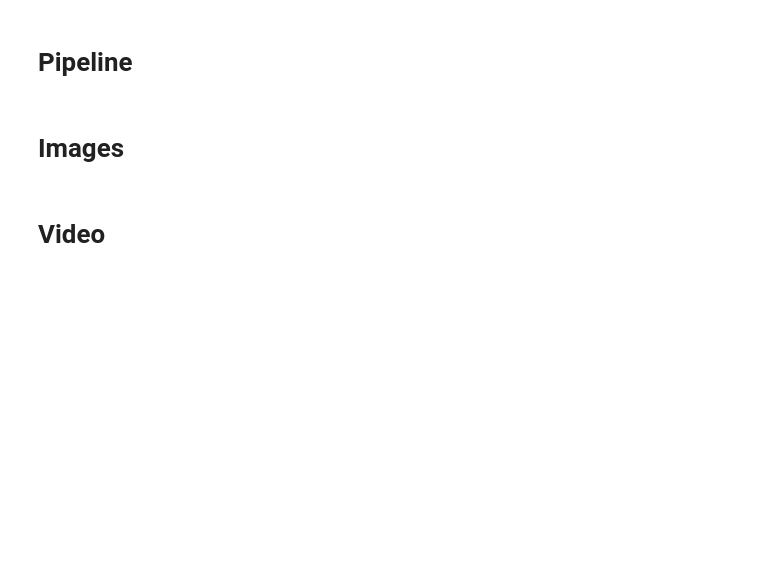
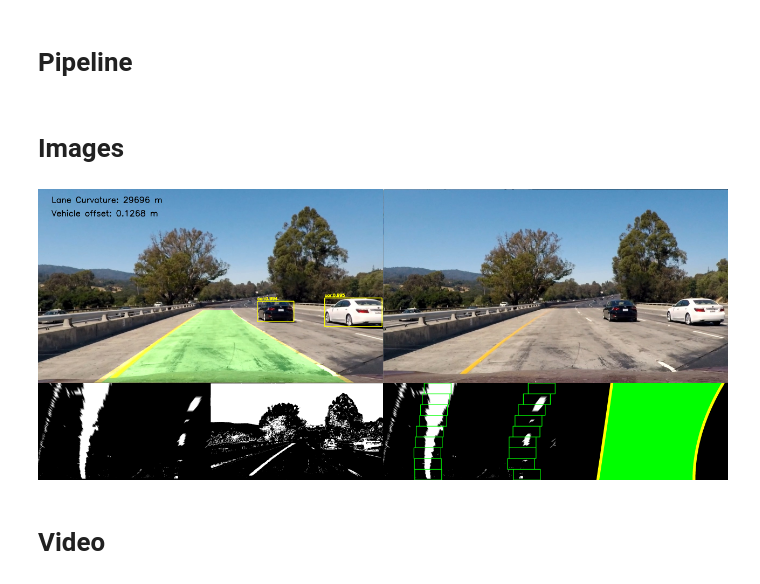
Before and after one commit to 7usseiny-eg/Lane_Detection_Project, a Jupyter notebook: lane_project.ipynb, the cells around one changed output. Drawn from its saved outputs; the diff is of its cells as text; code cells hidden in the pictures; blank space fills up the shorter version.

```diff
--- a/lane_project.ipynb
+++ b/lane_project.ipynb
@@ -352,0 +353,8 @@ def measure_curvature(left_fitx, right_fitx, ploty):
+# %%
+weights_path="yolov3.weights"
+config_path="yolov3.cfg"
+labels_path="coco.names"
+net=cv2.dnn.readNetFromDarknet(config_path,weights_path)
+name=net.getLayerNames()
+layers_name=[name[i[0]-1]for i in net.getUnconnectedOutLayers()]
+labels=open(labels_path).read().strip().split("\n")
@@ -353,8 +409,7 @@ def measure_curvature(left_fitx, right_fitx, ploty):
 # %% [markdown]
 # Pipeline
 # %%
-debug=1
-def lane_Detector(frame,debug=False):
+def lane_Detector(frame,DEBUG=False):
     threshold_img,undistorted_img=img_threshold(frame)
     threshold_img=threshold_img*255
 
@@ -362,11 +417,12 @@ def lane_Detector(frame,debug=False):
     result, left_fitx, right_fitx,left_fit,right_fit, ploty,out_img ,color_warp= fit_polynomial(warped_img, undistorted_img,False)
     car_center_offset= meausre_center_offset(left_fit,right_fit,frame.shape)
     Lane_curvture= measure_curvature(left_fit, right_fit, ploty)
+    result=car_detection(result)
     cv2.putText(result, 'Lane Curvature: {:.0f} m'.format(Lane_curvture),
                 (50, 50), fontScale=1,fontFace=cv2.FONT_HERSHEY_SIMPLEX, color=(0,0,0), thickness =2)
     cv2.putText(result, 'Vehicle offset: {:.4f} m'.format(car_center_offset), (50, 100),  fontScale=1, fontFace=cv2.FONT_HERSHEY_SIMPLEX,color=(0,0,0), thickness =2)
 
-    if (debug):
+    if (DEBUG):
            result= DEBUG_IMG(frame,result,warped_img,threshold_img,out_img ,color_warp)
     #cv2.imshow('Frame',threshold_img)
     return result
@@ -399,11 +455,13 @@ def DEBUG_IMG(original_img,result_img,stage_1,stage_2,stage_3,stage_4):
     out_resized=cv2.resize(out, dim, interpolation = cv2.INTER_AREA)
     return out_resized
 # %%
-img = cv2.imread(r'test2.jpg')
+img = cv2.imread(r'test1.jpg')
 result=lane_Detector(img,DEBUG)
-cv2.imshow('result',result)
+cv2_imshow(result)
 cv2.waitKey(0)
 cv2.destroyAllWindows()
+# %% [output]
+[figure, added]
 # %% [markdown]
 # Video
 # %%
```
Also changed, not shown: parts of 11 cells of this notebook.
